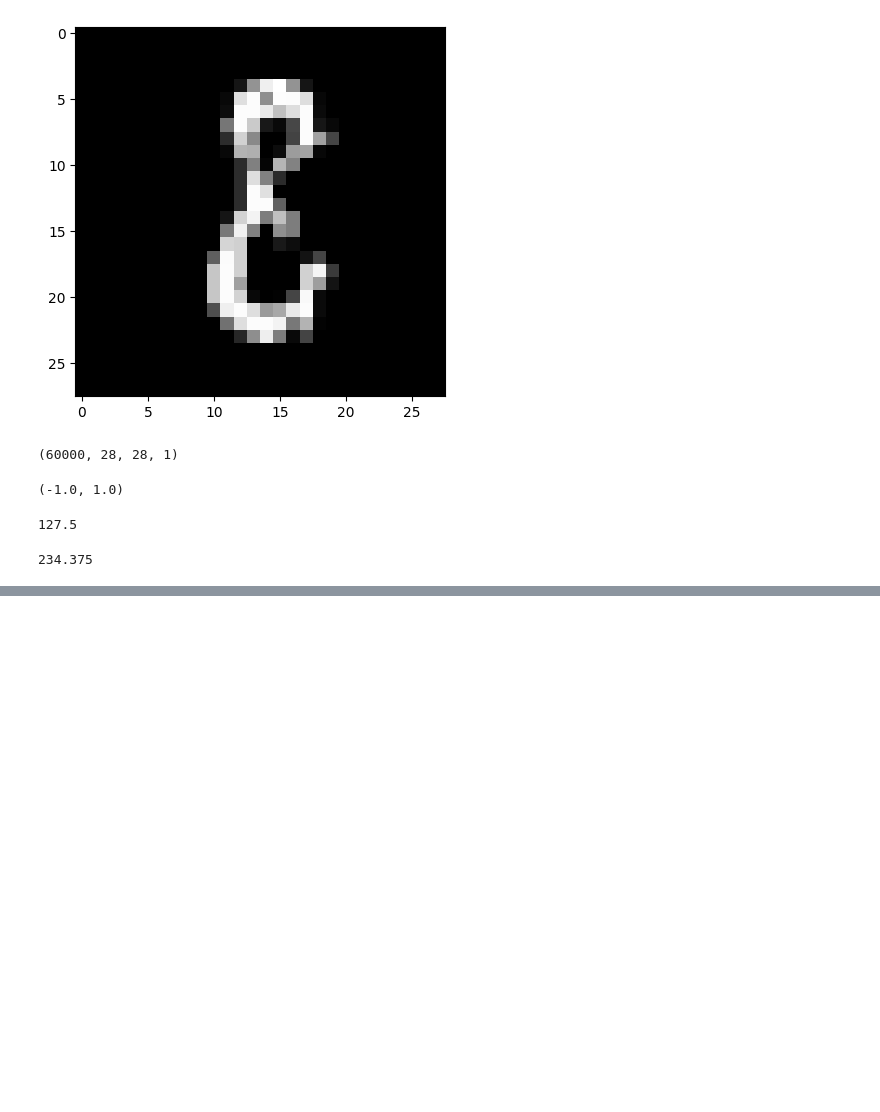
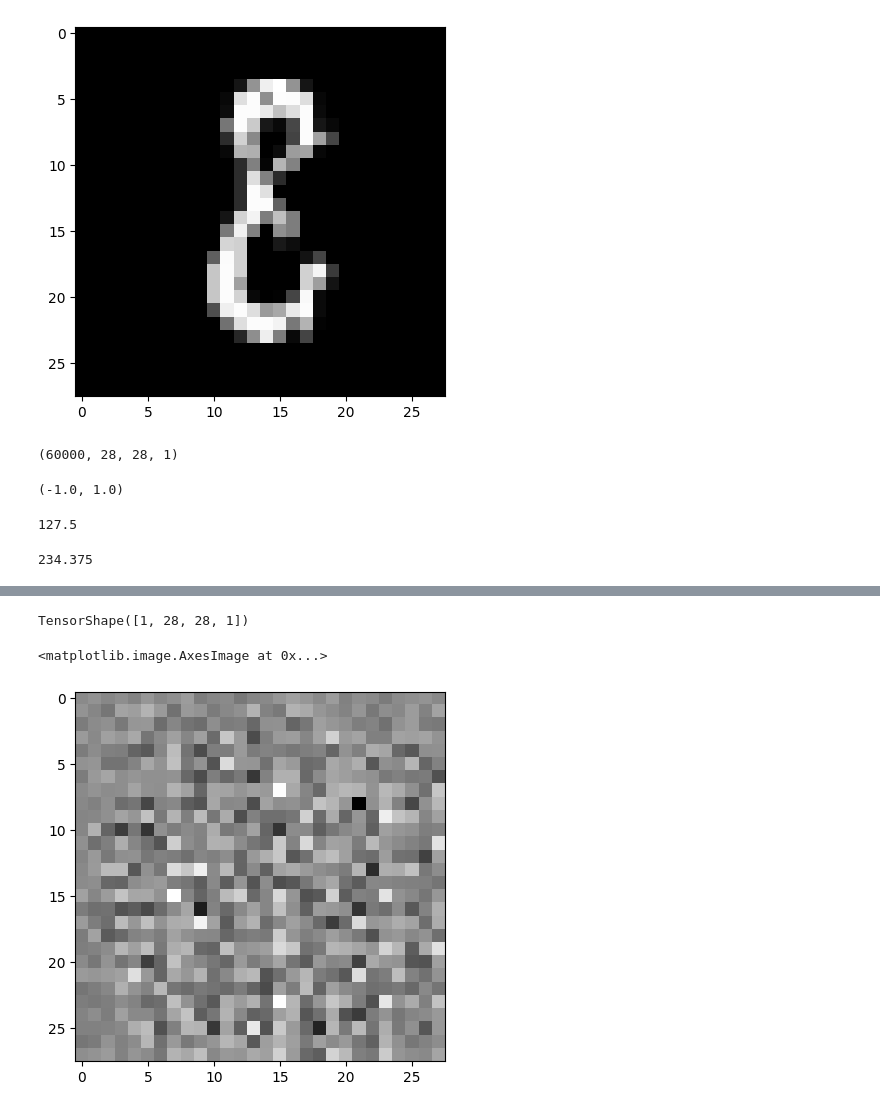
Before and after one commit to HariSudhan76/ComputerVision, a Jupyter notebook: GAN.ipynb, the cells around one changed output, grey strips where cells are left out. Saved outputs shown, nothing was run; the diff lists cells and outputs as text; code cells hidden in the pictures; blank space fills up the shorter version.

```diff
--- a/GAN.ipynb
+++ b/GAN.ipynb
@@ -51,4 +51,25 @@ X_train = tf.data.Dataset.from_tensor_slices(X_train).shuffle(buffersize).batch(
 # %%
 def build_generator():
     network = tf.keras.Sequential()
-    network.add(layers.Dense(7*7*256))
+    network.add(layers.Dense(7*7*256,use_bias=False,input_shape=(100,))) ##Since no prediction no bias required, default value is True
+    network.add(layers.BatchNormalization())
+    network.add(layers.LeakyReLU()) ##LeakyRelu is recommended for GAN because Relu is 0 to 1, leakyrelu 0.01x, 1
+    network.add(layers.Reshape((7,7,256)))
+
+    #7X7X128
+    network.add(layers.Conv2DTranspose(128,(5,5),padding='same',use_bias=False)) #Conv2D decreases the dimensions where as Conv2DTranspose increses
+    network.add(layers.BatchNormalization())
+    network.add(layers.LeakyReLU())
+
+    #14X14X64
+    network.add(layers.Conv2DTranspose(64,(5,5),padding='same',strides=(2,2), use_bias=False)) #Conv2D decreases the dimensions where as Conv2DTranspose increses
+    network.add(layers.BatchNormalization())
+    network.add(layers.LeakyReLU())
+
+    network.add(layers.Conv2DTranspose(1,(5,5),strides=(2,2),padding='same',use_bias=False,activation='tanh'))
+
+    network.summary()
+
+    return network
+# %%
+generator = build_generator()
@@ -54,0 +94,14 @@ def build_generator():
+# %%
+##Create random numbers as input to Generator fun
+noise = tf.random.normal([1,100])
+# %%
+generated_image = generator(noise,training=False)
+# %%
+generated_image.shape
+# %% [output]
+TensorShape([1, 28, 28, 1])
+# %%
+plt.imshow(generated_image[0,:,:,0],cmap='gray')
+# %% [output]
+<matplotlib.image.AxesImage at 0x...>
+[figure, added]
```
Also changed, not shown: parts of 14 cells of this notebook, 1 other file.
